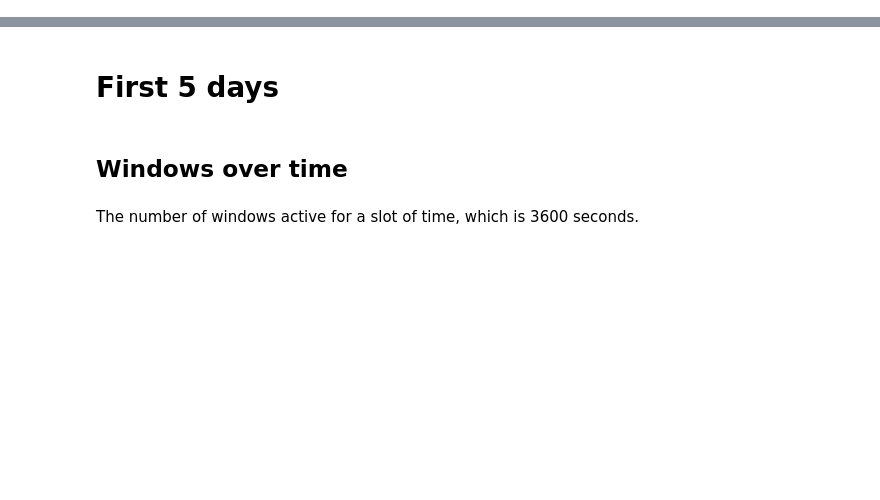
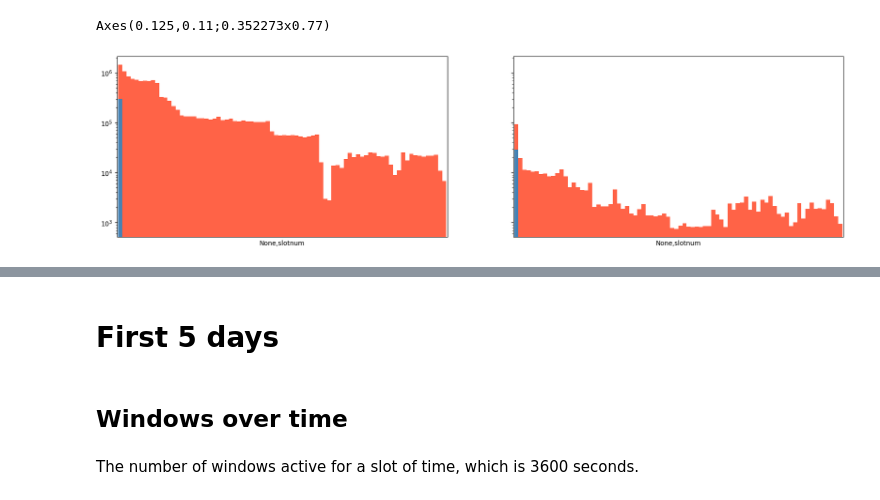
Before and after one commit to princio/dga-detection-analysis-framework, a Jupyter notebook: ml/windows_time.ipynb, the cells around one changed output, grey strips where cells are left out. Saved outputs shown, nothing was run; the diff lists cells and outputs as text; code cells hidden in the pictures; blank space fills up the shorter version.

```diff
--- a/ml/windows_time.ipynb
+++ b/ml/windows_time.ipynb
@@ -147,0 +153,25 @@ plt.show()
+# %%
+
+fig, axsp = plt.subplots(1, 2,sharey=True,)
+
+fig.set_figwidth(20)
+fig.set_figheight(5)
+print(axsp[0])
+
+txt = f"Number of requests per slot, color indicates if the source is infected or not."
+tmp = slot.groupsum([ "q", "dga"], ["dga"], days=th_days)
+ax = tmp.plot(kind="bar", width=1, stacked=True, logy=True, legend=False, color=[ "steelblue", "tomato" ], ax=axsp[0])
+# plt.figtext(0.5, 0.01, txt, wrap=True, horizontalalignment='center', fontsize=12)
+
+txt = f"Number of unique domains per slot, color indicates if the source is infected or not."
+tmp = slot.groupsum([ "u", "dga"], ["dga"], days=th_days)
+ax = tmp.plot(kind="bar", width=1, stacked=True, logy=True, legend=False, color=[ "steelblue", "tomato" ], ax=axsp[1])
+# plt.figtext(0.5, 0.01, txt, wrap=True, horizontalalignment='center', fontsize=12)
+
+axsp[0].set_xticks([])
+axsp[1].set_xticks([])
+
+plt.show()
+# %% [output]
+Axes(0.125,0.11;0.352273x0.77)
+[figure, added]
```
Also changed, not shown: parts of 11 cells of this notebook, 3 other files.
